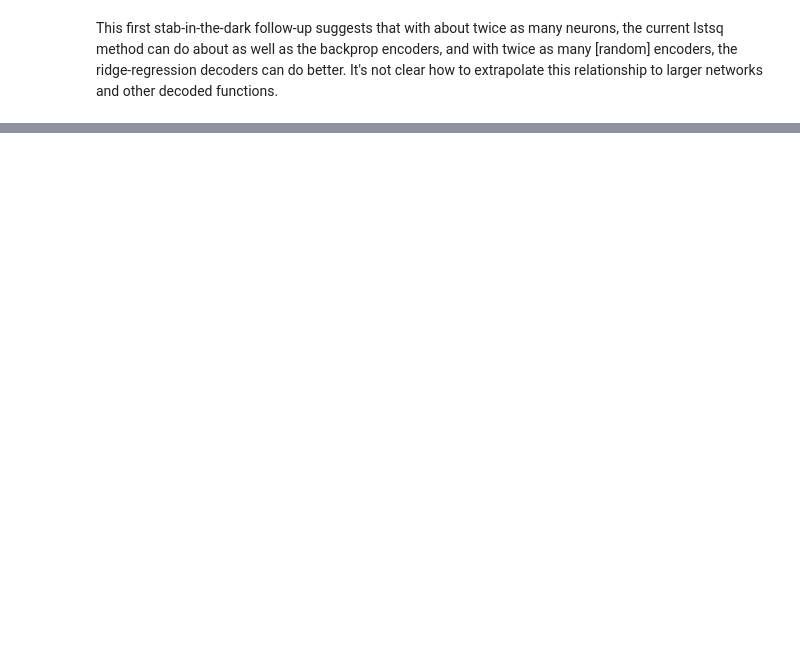
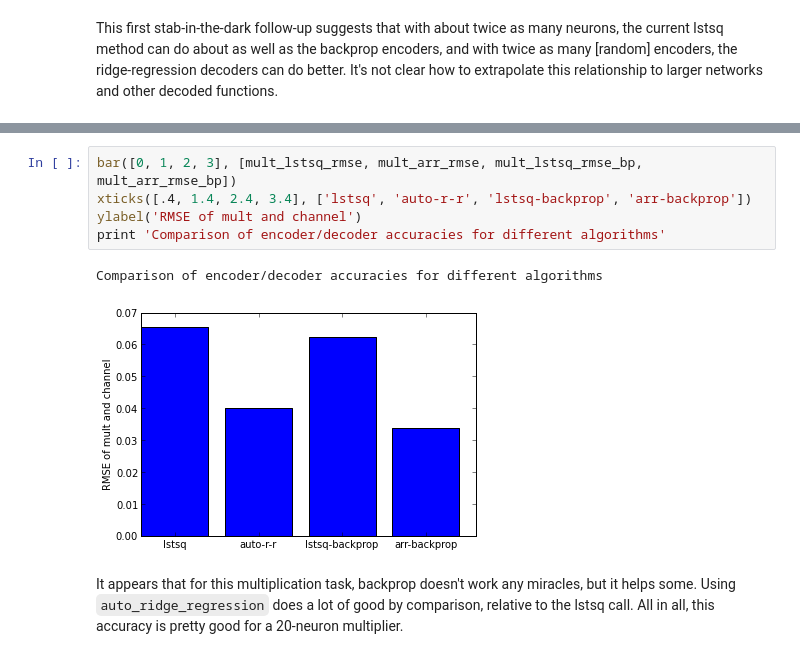
Before and after one commit to nengo/nengo, a Jupyter notebook: examples/decoder-experiments.ipynb, the cells around one changed output, grey strips where cells are left out. Drawn from its saved outputs; the diff is of its cells as text; blank space fills up the shorter version.

```diff
--- a/examples/decoder-experiments.ipynb
+++ b/examples/decoder-experiments.ipynb
@@ -271,0 +367,10 @@ This first stab-in-the-dark follow-up suggests that with about twice as many neu
+# %%
+bar([0, 1, 2, 3], [mult_lstsq_rmse, mult_arr_rmse, mult_lstsq_rmse_bp, mult_arr_rmse_bp])
+xticks([.4, 1.4, 2.4, 3.4], ['lstsq', 'auto-r-r', 'lstsq-backprop', 'arr-backprop'])
+ylabel('RMSE of mult and channel')
+print 'Comparison of encoder/decoder accuracies for different algorithms'
+# %% [output]
+Comparison of encoder/decoder accuracies for different algorithms
+[figure, added]
+# %% [markdown]
+It appears that for this multiplication task, backprop doesn't work any miracles, but it helps some.  Using `auto_ridge_regression` does a lot of good by comparison, relative to the lstsq call.  All in all, this accuracy is pretty good for a 20-neuron multiplier.
```
Also changed, not shown: parts of 10 cells of this notebook, 2 other files.
